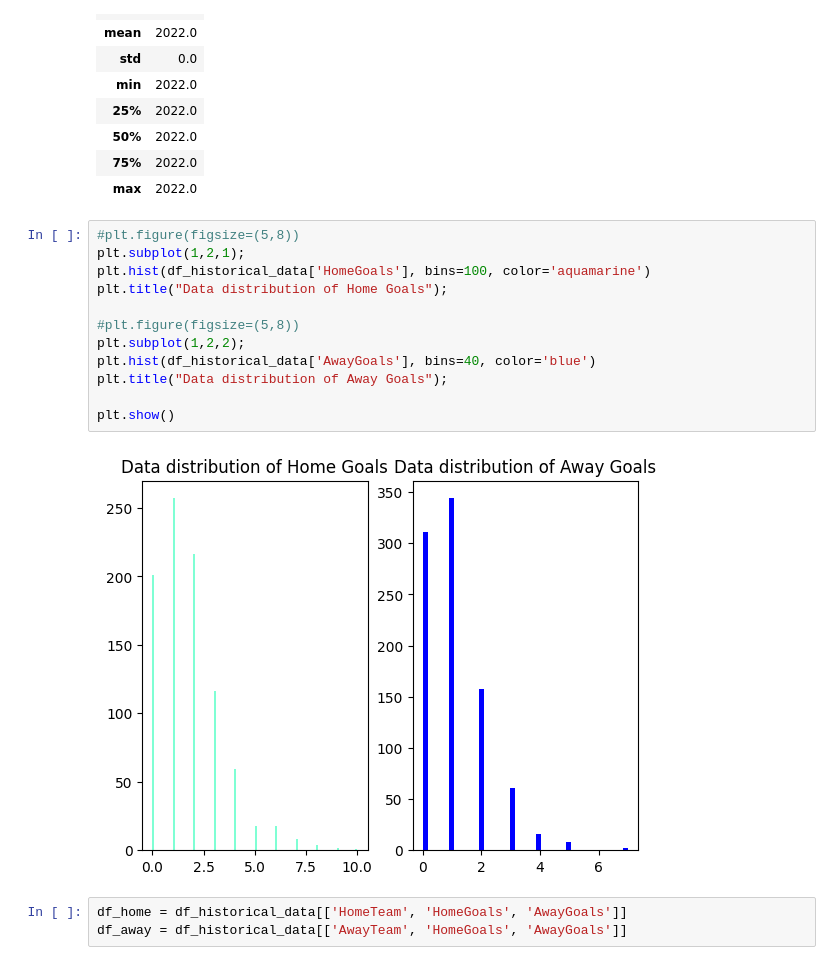
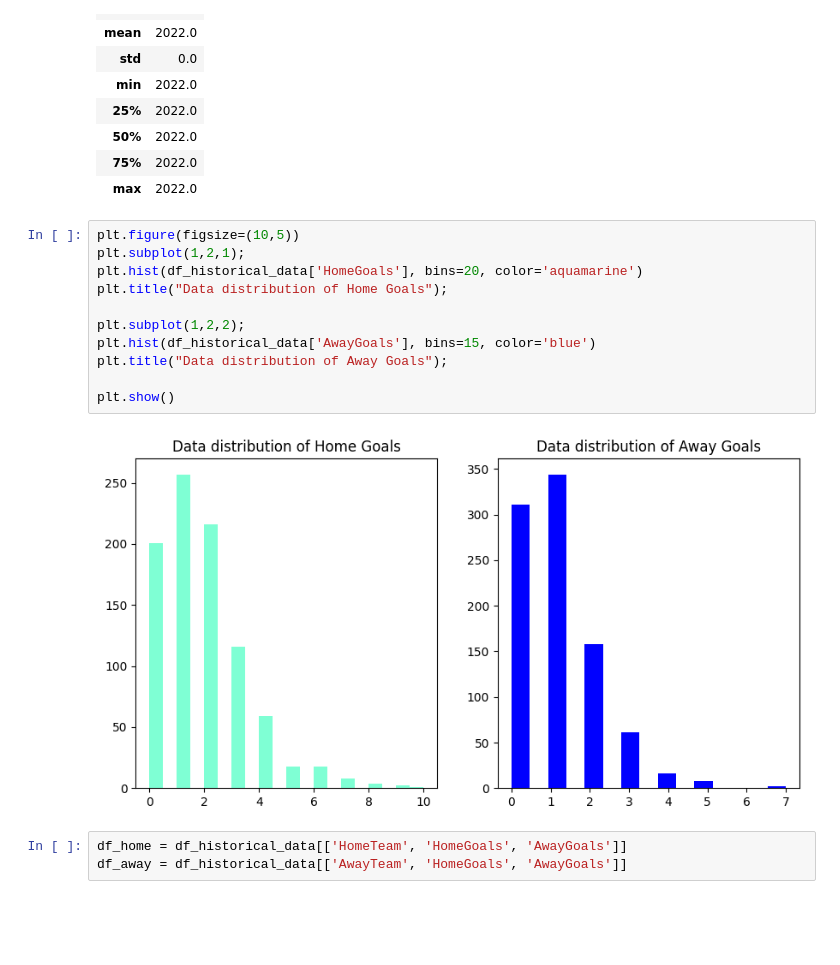
Before and after one commit to aarafat27/FIFA-World-Cup-2022-Winner-Prediction, a Jupyter notebook: FIFA_WC_2022_Prediction.ipynb, the cells around one changed output. Saved outputs shown, nothing was run; the diff lists cells and outputs as text; blank space fills up the shorter version.

```diff
--- a/FIFA_WC_2022_Prediction.ipynb
+++ b/FIFA_WC_2022_Prediction.ipynb
@@ -114,19 +114,18 @@ df_fixture.describe()
 | 75% | 2022.0 |
 | max | 2022.0 |
 # %%
-#plt.figure(figsize=(5,8))
+plt.figure(figsize=(10,5))
 plt.subplot(1,2,1);
-plt.hist(df_historical_data['HomeGoals'], bins=100, color='aquamarine')
+plt.hist(df_historical_data['HomeGoals'], bins=20, color='aquamarine')
 plt.title("Data distribution of Home Goals");
 
-#plt.figure(figsize=(5,8))
 plt.subplot(1,2,2);
-plt.hist(df_historical_data['AwayGoals'], bins=40, color='blue')
+plt.hist(df_historical_data['AwayGoals'], bins=15, color='blue')
 plt.title("Data distribution of Away Goals");
 
 plt.show()
 # %% [output]
-[figure, old version]
+[figure, new version]
 # %%
 df_home = df_historical_data[['HomeTeam', 'HomeGoals', 'AwayGoals']]
 df_away = df_historical_data[['AwayTeam', 'HomeGoals', 'AwayGoals']]
```
